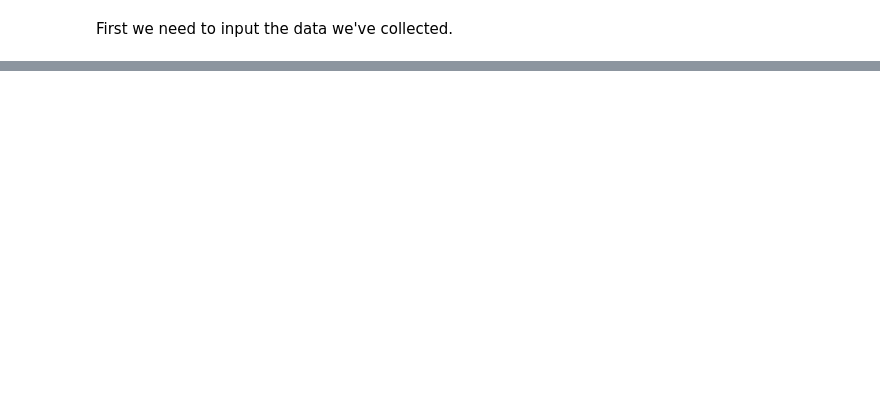
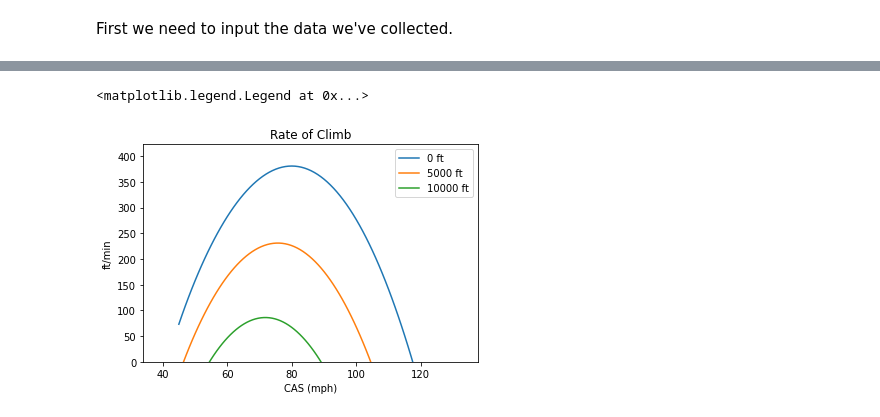
Before and after one commit to fugalh/lowry, a Jupyter notebook: py/Lowry.ipynb, the cells around one changed output, grey strips where cells are left out. Cells and saved outputs as stored; diff of their text form; code cells hidden in the pictures; blank space fills up the shorter version.

```diff
--- a/py/Lowry.ipynb
+++ b/py/Lowry.ipynb
@@ -121,0 +131,18 @@ ax.legend()
+# %%
+W = plate['W0']
+fig, ax = plt.subplots()
+for x in [0, 5000, 10000]:
+    h = Q_(x, 'ft')
+    perf_ = [lowry.performance(plate, W, h, V) for V in vs]
+    ax.plot([lowry.cas(V, h).m_as(V_unit) for V in vs], [x['ROC'].m_as('ft/min') for x in perf_], label=f"{h.m_as('ft')} ft")
+ax.set_title('Rate of Climb')
+ax.set_ylim(bottom=0)
+ax.set_ylabel('ft/min')
+ax.set_xlabel(f"CAS ({V_unit})")
+ax.legend()
+
+# everything seems reasonable to me except the rate of climb.
+# Do I really get under 400fpm at gross at sea level DA?
+# %% [output]
+<matplotlib.legend.Legend at 0x...>
+[figure, added]
```
Also changed, not shown: parts of 11 cells of this notebook, 2 other files.
